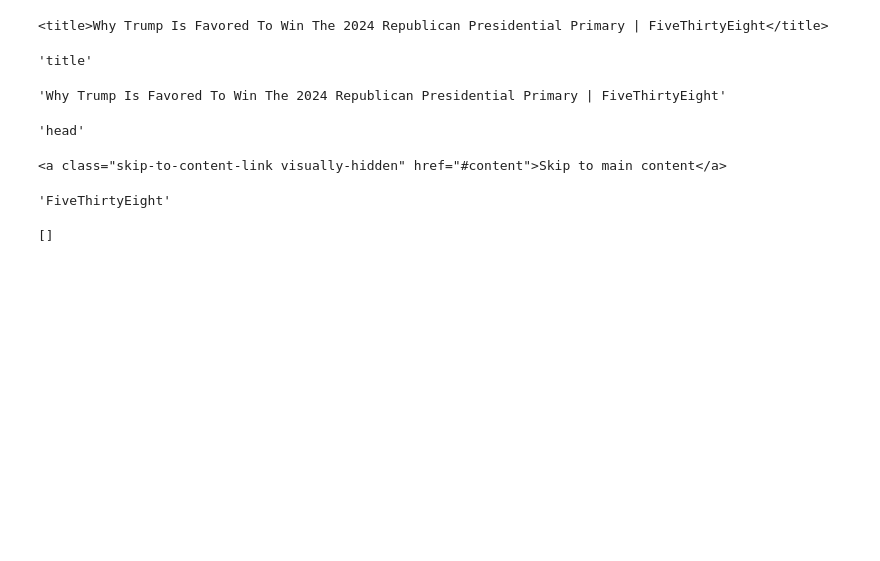
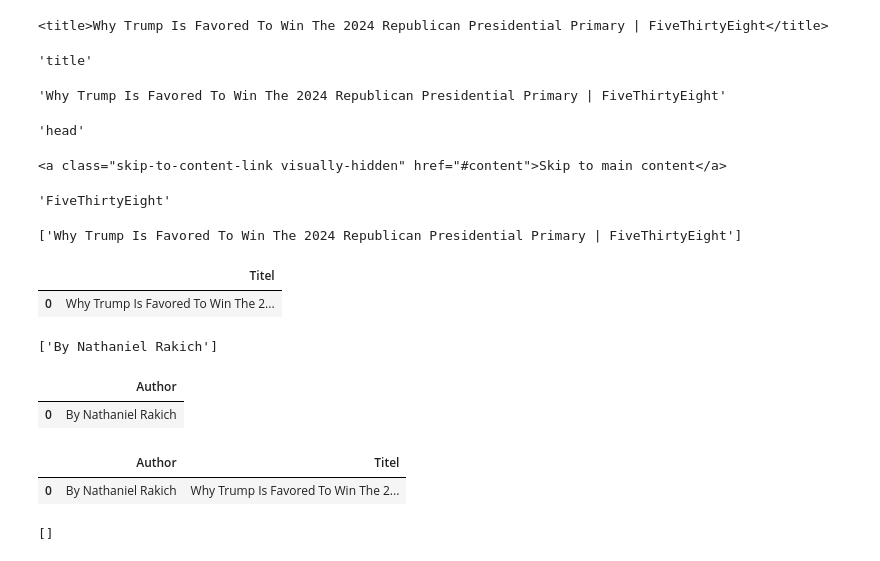
Before and after one commit to EdmondUkaj/homework-1, a Jupyter notebook: notebooks/01-scraping.ipynb, the cells around one changed output. Drawn from its saved outputs; the diff is of its cells as text; code cells hidden in the pictures; blank space fills up the shorter version.

```diff
--- a/notebooks/01-scraping.ipynb
+++ b/notebooks/01-scraping.ipynb
@@ -106,7 +106,45 @@ soup.span.text
 'FiveThirtyEight'
 # %%
 titles = soup.find_all('p , #datawrapper-chart-Kvk99')
-# %%
-titles
-# %% [output]
-[]
+# %%
+nur_titel = []
+titel = soup.title.text
+nur_titel.append(titel)
+nur_titel
+# %% [output]
+['Why Trump Is Favored To Win The 2024 Republican Presidential Primary | FiveThirtyEight']
+# %%
+df_titel = pd.DataFrame({"Titel" : nur_titel})
+df_titel
+# %% [output]
+|  | Titel |
+| 0 | Why Trump Is Favored To Win The 2... |
+# %%
+authors_text = []
+
+for i in soup.find_all('p', {'class': 'single-metadata single-byline vcard'}):
+    authors_text.append((i).text)
+
+authors_text
+# %% [output]
+['By Nathaniel Rakich']
+# %%
+df_author = pd.DataFrame({"Author" : authors_text})
+df_author
+# %% [output]
+|  | Author |
+| 0 | By Nathaniel Rakich |
+# %%
+df_author.join(df_titel)
+# %% [output]
+|  | Author | Titel |
+| 0 | By Nathaniel Rakich | Why Trump Is Favored To Win The 2... |
+# %%
+headings_text = []
+
+for i in soup.find_all('p', {'class': ''}):
+    headings_text.append((i.find).text)
+
+headings_text
+# %% [output]
+[]
```
